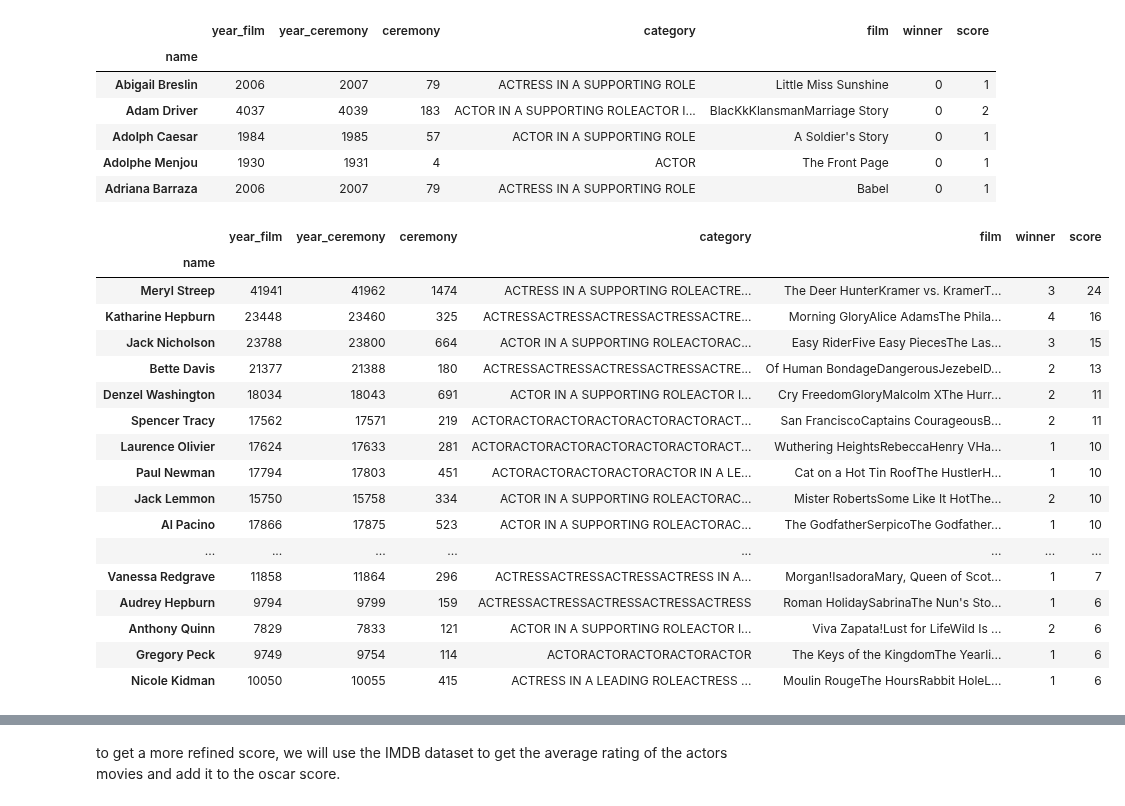
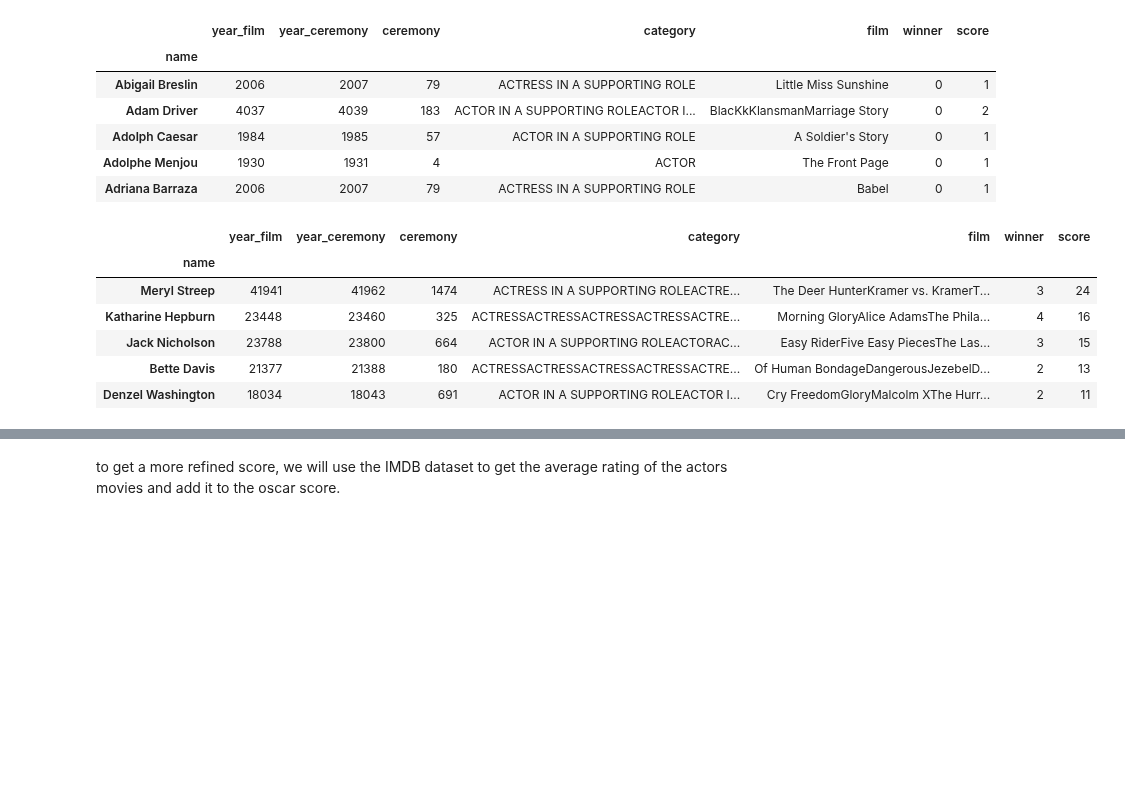
Before and after one commit to epfl-ada/ada-2024-project-bluesweater, a Jupyter notebook: src/sections/actor success.ipynb, the cells around one changed output, grey strips where cells are left out. Drawn from its saved outputs; the diff is of its cells as text; code cells hidden in the pictures; blank space fills up the shorter version.

```diff
--- a/src/sections/actor success.ipynb
+++ b/src/sections/actor success.ipynb
@@ -56,26 +56,15 @@ successful_actors.head()
 # %%
 # now sort by score and show the top 50
 successful_actors = successful_actors.sort_values(by='score', ascending=False)
-successful_actors.head(50)
+successful_actors.head(5)
 # %% [output]
 |  | year_film | year_ceremony | ceremony | category | film | winner | score |
 | name |  |  |  |  |  |  |  |
 | Meryl Streep | 41941 | 41962 | 1474 | ACTRESS IN A SUPPORTING ROLEACTRE... | The Deer HunterKramer vs. KramerT... | 3 | 24 |
 | Katharine Hepburn | 23448 | 23460 | 325 | ACTRESSACTRESSACTRESSACTRESSACTRE... | Morning GloryAlice AdamsThe Phila... | 4 | 16 |
 | Jack Nicholson | 23788 | 23800 | 664 | ACTOR IN A SUPPORTING ROLEACTORAC... | Easy RiderFive Easy PiecesThe Las... | 3 | 15 |
 | Bette Davis | 21377 | 21388 | 180 | ACTRESSACTRESSACTRESSACTRESSACTRE... | Of Human BondageDangerousJezebelD... | 2 | 13 |
 | Denzel Washington | 18034 | 18043 | 691 | ACTOR IN A SUPPORTING ROLEACTOR I... | Cry FreedomGloryMalcolm XThe Hurr... | 2 | 11 |
-| Spencer Tracy | 17562 | 17571 | 219 | ACTORACTORACTORACTORACTORACTORACT... | San FranciscoCaptains CourageousB... | 2 | 11 |
-| Laurence Olivier | 17624 | 17633 | 281 | ACTORACTORACTORACTORACTORACTORACT... | Wuthering HeightsRebeccaHenry VHa... | 1 | 10 |
-| Paul Newman | 17794 | 17803 | 451 | ACTORACTORACTORACTORACTOR IN A LE... | Cat on a Hot Tin RoofThe HustlerH... | 1 | 10 |
-| Jack Lemmon | 15750 | 15758 | 334 | ACTOR IN A SUPPORTING ROLEACTORAC... | Mister RobertsSome Like It HotThe... | 2 | 10 |
-| Al Pacino | 17866 | 17875 | 523 | ACTOR IN A SUPPORTING ROLEACTORAC... | The GodfatherSerpicoThe Godfather... | 1 | 10 |
-| ... | ... | ... | ... | ... | ... | ... | ... |
-| Vanessa Redgrave | 11858 | 11864 | 296 | ACTRESSACTRESSACTRESSACTRESS IN A... | Morgan!IsadoraMary, Queen of Scot... | 1 | 7 |
-| Audrey Hepburn | 9794 | 9799 | 159 | ACTRESSACTRESSACTRESSACTRESSACTRESS | Roman HolidaySabrinaThe Nun's Sto... | 1 | 6 |
-| Anthony Quinn | 7829 | 7833 | 121 | ACTOR IN A SUPPORTING ROLEACTOR I... | Viva Zapata!Lust for LifeWild Is ... | 2 | 6 |
-| Gregory Peck | 9749 | 9754 | 114 | ACTORACTORACTORACTORACTOR | The Keys of the KingdomThe Yearli... | 1 | 6 |
-| Nicole Kidman | 10050 | 10055 | 415 | ACTRESS IN A LEADING ROLEACTRESS ... | Moulin RougeThe HoursRabbit HoleL... | 1 | 6 |
 # %%
 # drop the year_film, year_ceremony, ceremony, category, film and winner columns
 successful_actors = successful_actors.drop(columns=['year_film', 'year_ceremony', 'ceremony', 'category', 'film', 'winner'])
```
Also changed, not shown: parts of 36 cells of this notebook.
